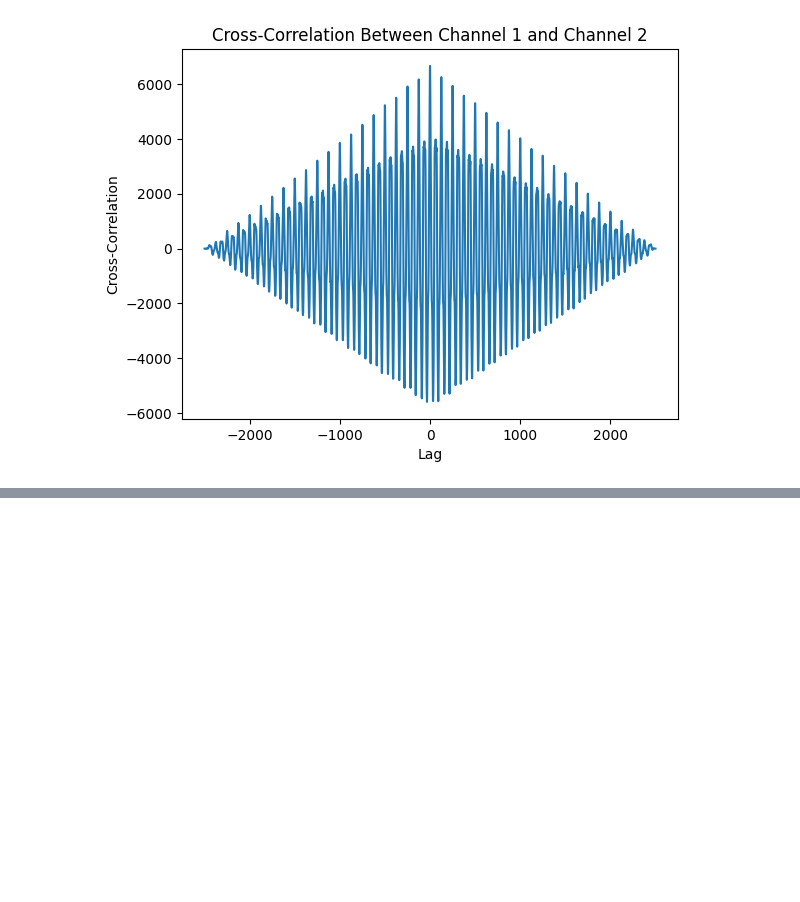
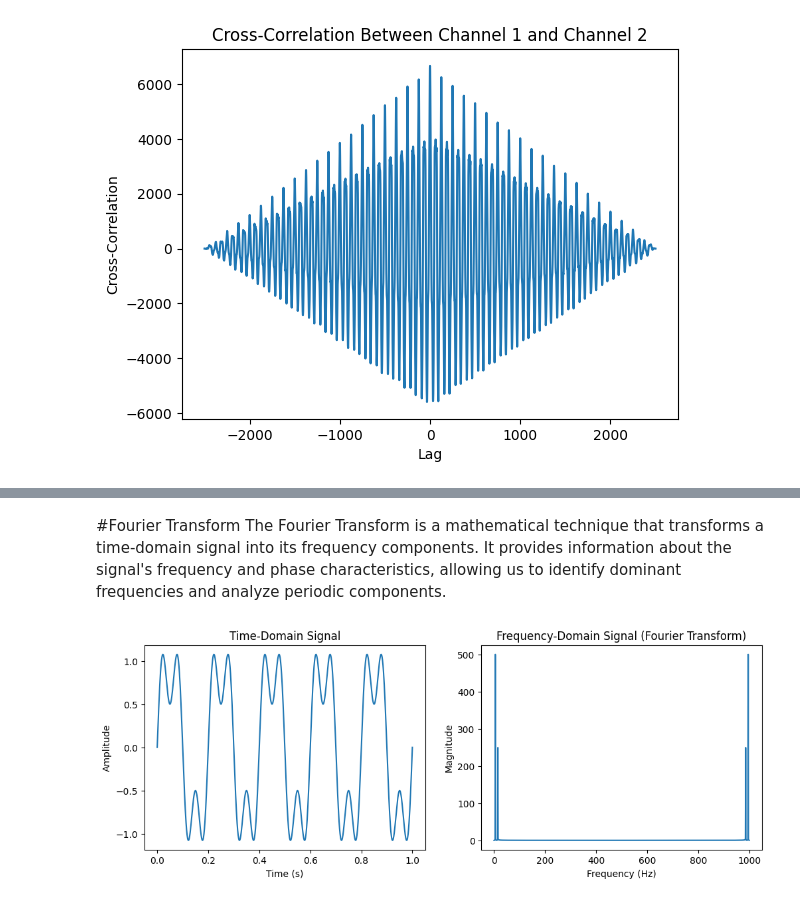
Before and after one commit to vinkrishna/ExpandingSenses, a Jupyter notebook: Chapter3.ipynb, the cells around one changed output, grey strips where cells are left out. Saved outputs shown, nothing was run; the diff lists cells and outputs as text; code cells hidden in the pictures; blank space fills up the shorter version.

```diff
--- a/Chapter3.ipynb
+++ b/Chapter3.ipynb
@@ -508,0 +513,36 @@ plt.show()
+# %% [markdown]
+#Fourier Transform
+The Fourier Transform is a mathematical technique that transforms a time-domain signal into its frequency components. It provides information about the signal's frequency and phase characteristics, allowing us to identify dominant frequencies and analyze periodic components.
+# %%
+import numpy as np
+import matplotlib.pyplot as plt
+
+# Define the Discrete Fourier Transform function
+def dft(x):
+    N = len(x)
+    n = np.arange(N)
+    k = n.reshape((N, 1))
+    e = np.exp(-2j * np.pi * k * n / N)
+    return np.dot(e, x)
+
+# Generate a synthetic signal
+t = np.linspace(0, 1, 1000)
+signal = np.sin(2 * np.pi * 5 * t) + 0.5 * np.sin(2 * np.pi * 15 * t)
+
+# Compute the Discrete Fourier Transform
+X = dft(signal)
+
+# Plot the signal and its frequency components
+fig, (ax1, ax2) = plt.subplots(1, 2, figsize=(12, 4))
+ax1.plot(t, signal)
+ax1.set_xlabel('Time (s)')
+ax1.set_ylabel('Amplitude')
+ax1.set_title('Time-Domain Signal')
+
+ax2.plot(np.linspace(0, 1000, len(X)), np.abs(X))
+ax2.set_xlabel('Frequency (Hz)')
+ax2.set_ylabel('Magnitude')
+ax2.set_title('Frequency-Domain Signal (Fourier Transform)')
+plt.show()
+# %% [output]
+[figure, added]
```
Also changed, not shown: parts of 9 cells of this notebook.
